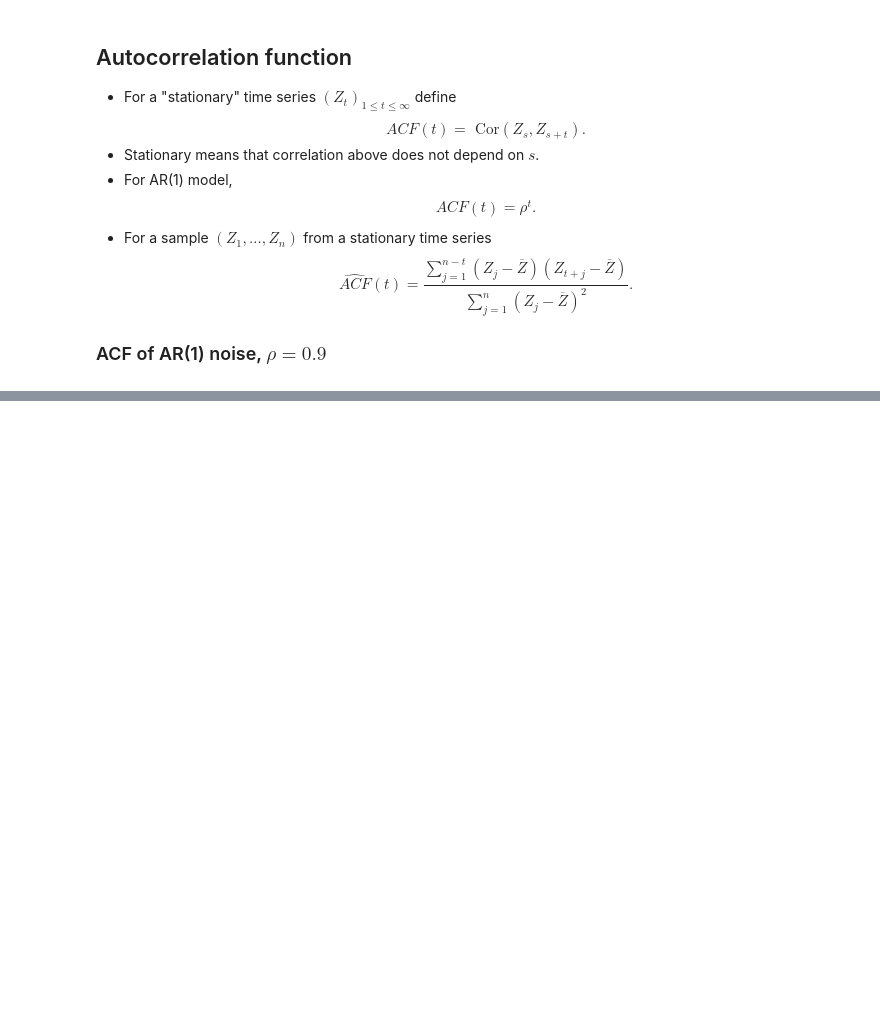
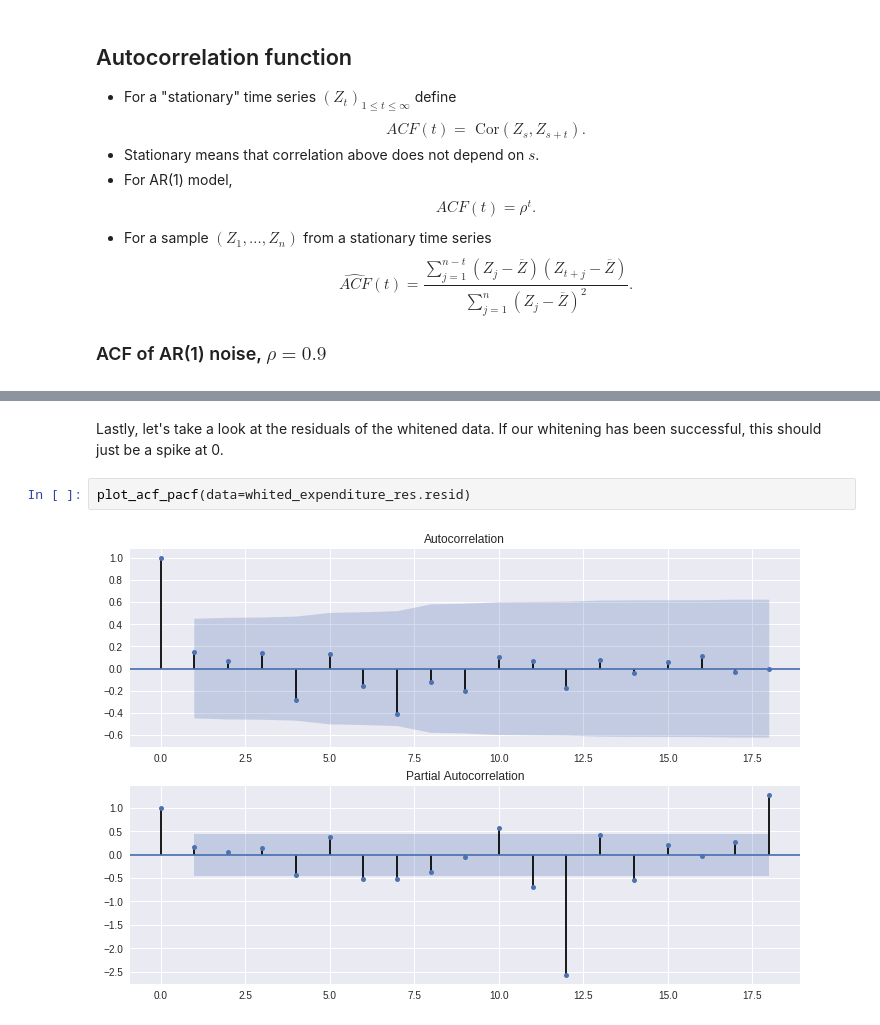
Before and after one commit to DoosanJung/stanford-stats191-python, a Jupyter notebook: 10_correlated_errors.ipynb, the cells around one changed output, grey strips where cells are left out. Saved outputs shown, nothing was run; the diff lists cells and outputs as text; blank space fills up the shorter version.

```diff
--- a/10_correlated_errors.ipynb
+++ b/10_correlated_errors.ipynb
@@ -438,0 +729,7 @@ plot_acf_pacf(sim_data, lags=30, zero=False)
+# %% [markdown]
+Lastly, let's take a look at the residuals of the whitened data. If
+our whitening has been successful, this should just be a spike at 0.
+# %%
+plot_acf_pacf(data=whited_expenditure_res.resid)
+# %% [output]
+[figure, added]
```
Also changed, not shown: parts of 37 cells of this notebook.
